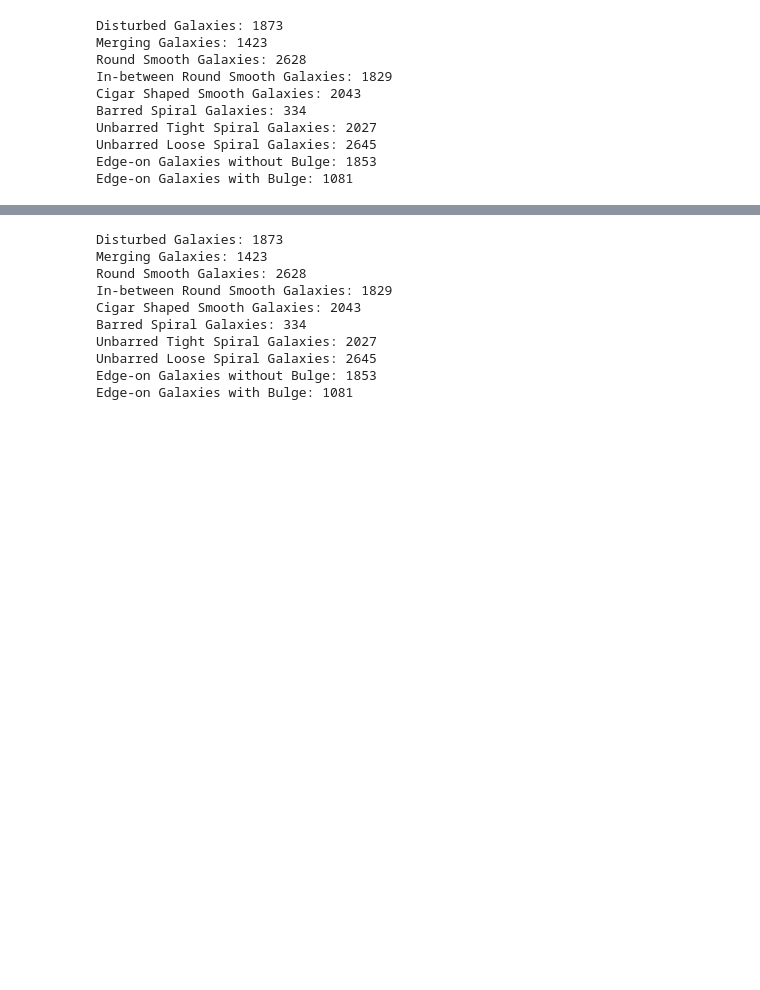
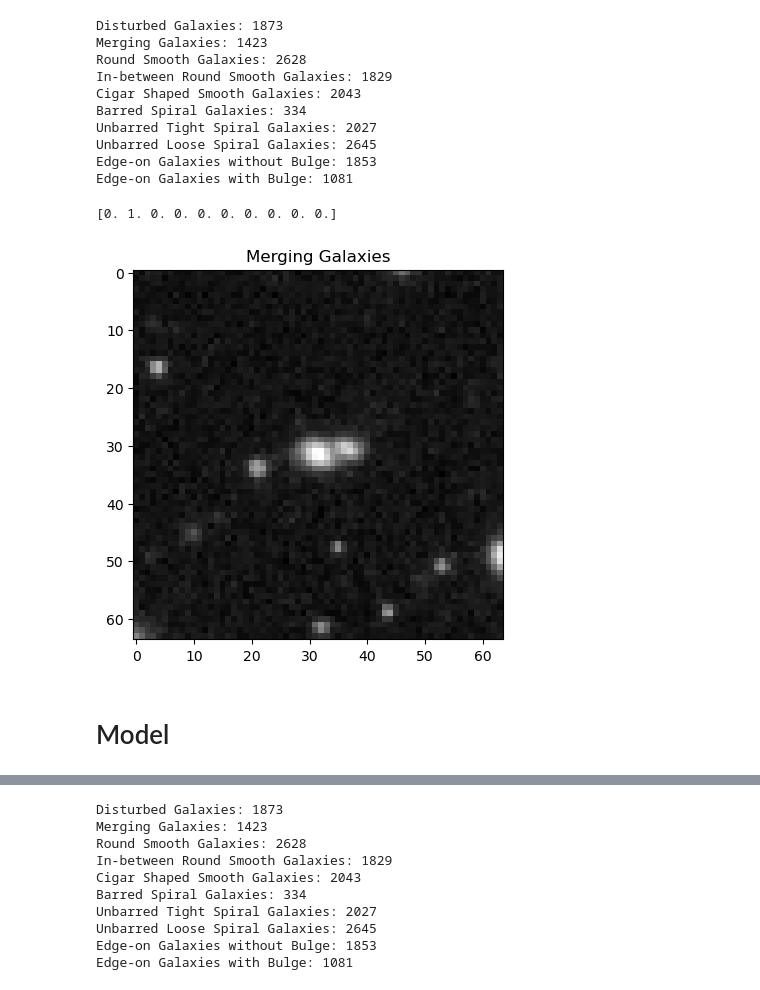
Before and after one commit to Chemafiz/GAN-galaxy-images, a Jupyter notebook: model_pipeline.ipynb, the cells around one changed output, grey strips where cells are left out. Drawn from its saved outputs; the diff is of its cells as text; code cells hidden in the pictures; blank space fills up the shorter version.

```diff
--- a/model_pipeline.ipynb
+++ b/model_pipeline.ipynb
@@ -24,7 +45,7 @@ tf.data.experimental.enable_debug_mode()
 # %%
 %%time
 # # To get the images and labels from file
-with h5py.File('Galaxy10_DECals.h5', 'r') as F:
+with h5py.File('../Galaxy10_DECals.h5', 'r') as F:
     images = np.array(F['images'])
     labels = np.array(F['ans'])
 
@@ -50,12 +74,15 @@ Unbarred Tight Spiral Galaxies: 2027
 Unbarred Loose Spiral Galaxies: 2645
 Edge-on Galaxies without Bulge: 1853
 Edge-on Galaxies with Bulge: 1081
-# %%
-%%time
-resized_images = np.zeros((17736, 64, 64, 3), dtype=np.uint8)
-
-# Iteracja po każdym obrazie w oryginalnej tablicy i zmniejszenie go do 64x64
-for i in range(images.shape[0]):
-    original_image = images[i]
-    resized_image = cv2.resize(original_image, (64, 64), interpolation=cv2.INTER_AREA)
-    images[i] = resized_image
+# %%
+def show_image(index):
+    plt.imshow(images[index].astype(np.int16), cmap="gray")
+    plt.title(labels_names[np.where(labels[index] == 1)[0][0]])
+    print(labels[index])
+    plt.show()
+
+
+show_image(1103)
+# %% [output]
+[0. 1. 0. 0. 0. 0. 0. 0. 0. 0.]
+[figure, added]
@@ -61,0 +99,2 @@ for i in range(images.shape[0]):
+# %% [markdown]
+# Model
```
Also changed, not shown: parts of 10 cells of this notebook.
